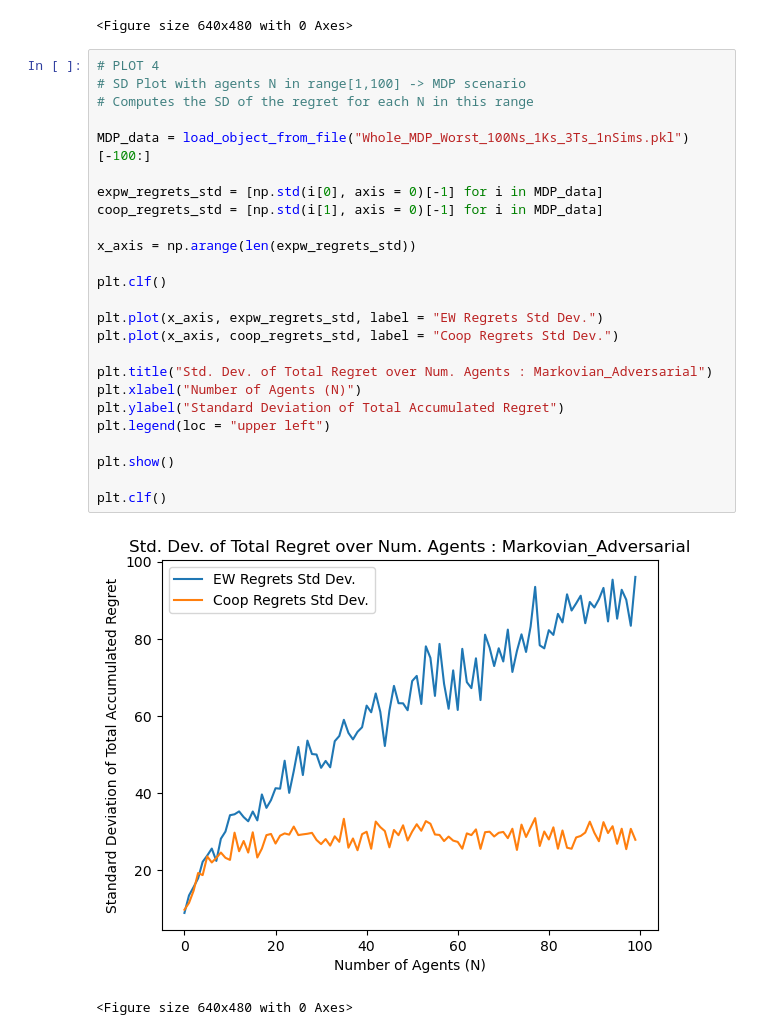
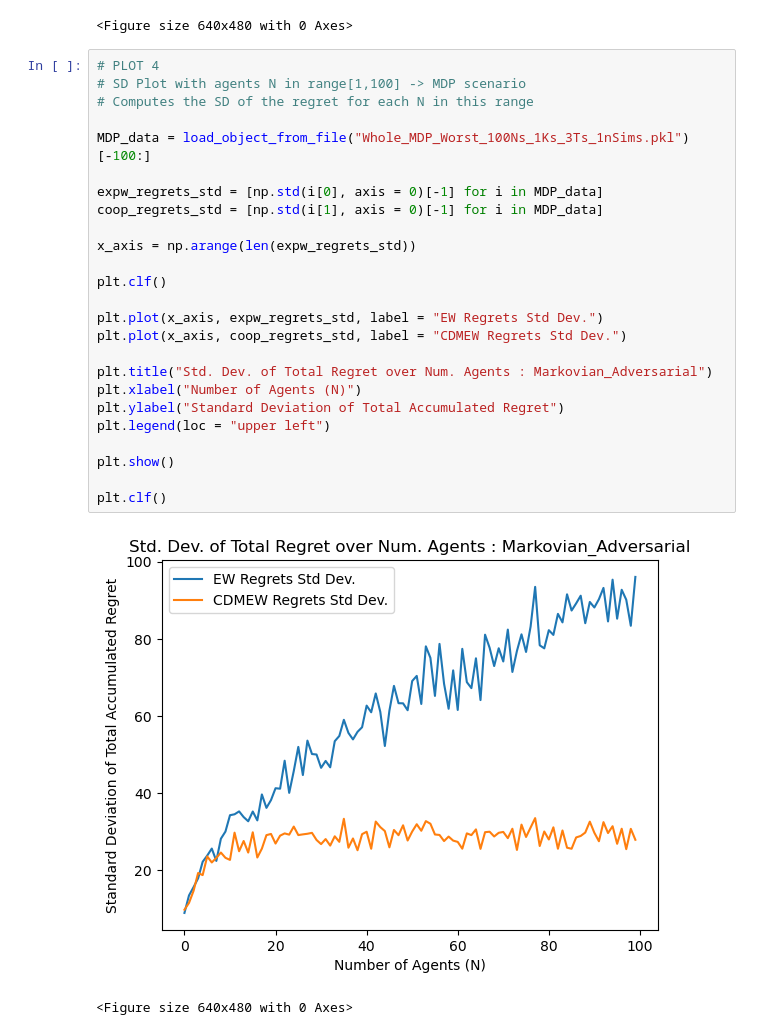
Before and after one commit to srijaladi/WeAreLegion, a Jupyter notebook: WeAreLegionCode.ipynb, the cells around one changed output. Cells and saved outputs as stored; diff of their text form.

Commit message:
Changed plot labels

```diff
--- a/WeAreLegionCode.ipynb
+++ b/WeAreLegionCode.ipynb
@@ -563,30 +563,30 @@ plt.clf()
 # %%
 # PLOT 4
 # SD Plot with agents N in range[1,100] -> MDP scenario
 # Computes the SD of the regret for each N in this range
 
 MDP_data = load_object_from_file("Whole_MDP_Worst_100Ns_1Ks_3Ts_1nSims.pkl")[-100:]
 
 expw_regrets_std = [np.std(i[0], axis = 0)[-1] for i in MDP_data]
 coop_regrets_std = [np.std(i[1], axis = 0)[-1] for i in MDP_data]
 
 x_axis = np.arange(len(expw_regrets_std))
 
 plt.clf()
 
 plt.plot(x_axis, expw_regrets_std, label = "EW Regrets Std Dev.")
-plt.plot(x_axis, coop_regrets_std, label = "Coop Regrets Std Dev.")
+plt.plot(x_axis, coop_regrets_std, label = "CDMEW Regrets Std Dev.")
 
 plt.title("Std. Dev. of Total Regret over Num. Agents : Markovian_Adversarial")
 plt.xlabel("Number of Agents (N)")
 plt.ylabel("Standard Deviation of Total Accumulated Regret")
 plt.legend(loc = "upper left")
 
 plt.show()
 
 plt.clf()
 # %% [output]
-[figure, old version]
+[figure, new version]
 <Figure size 640x480 with 0 Axes>
 # %%
 # PLOT 5
```
Also changed, not shown: parts of 2 cells of this notebook.
